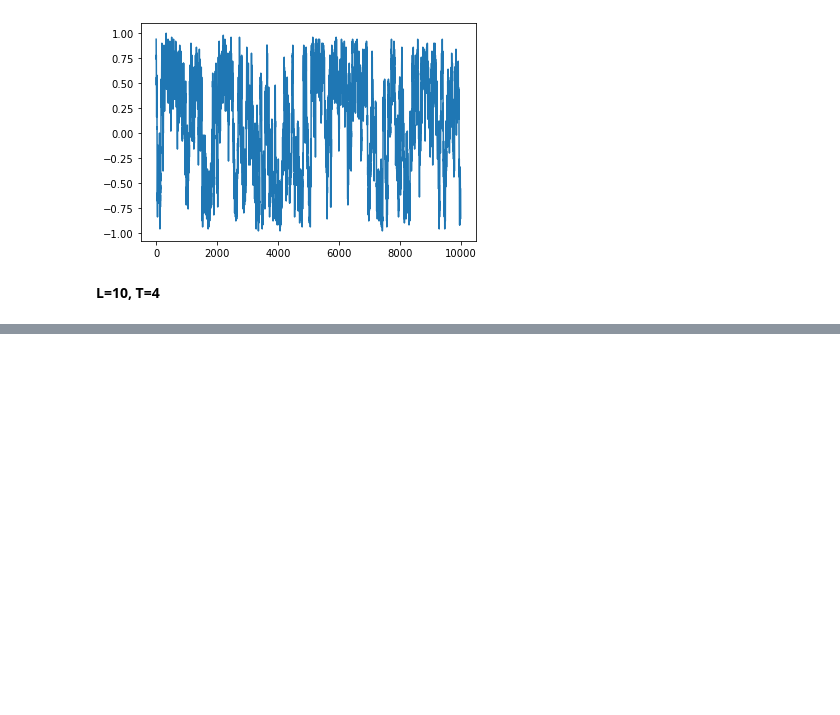
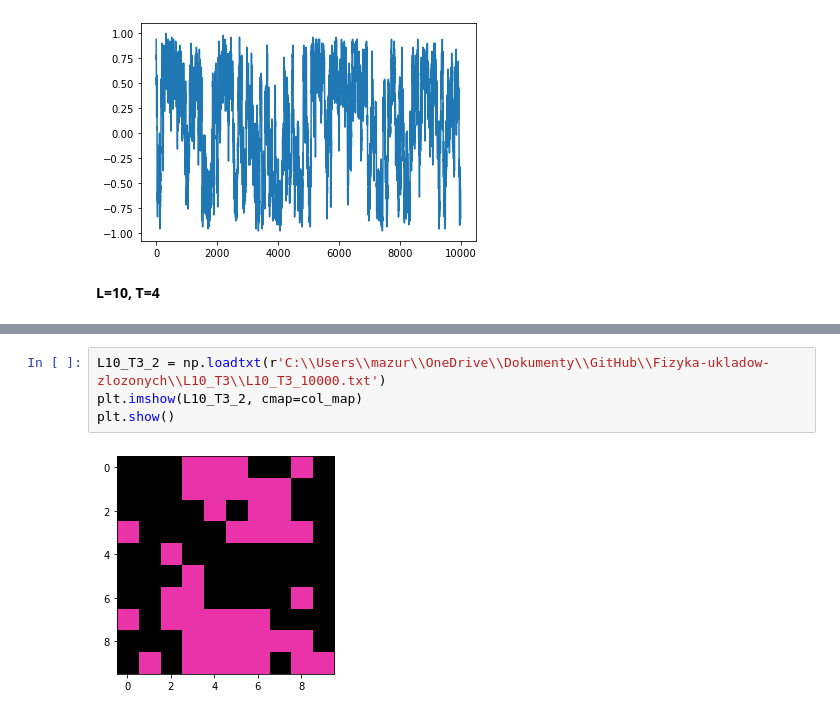
Before and after one commit to Swinkawkrawacie/Fizyka-ukladow-zlozonych, a Jupyter notebook: Generowanie_danych.ipynb, the cells around one changed output, grey strips where cells are left out. Saved outputs shown, nothing was run; the diff lists cells and outputs as text; blank space fills up the shorter version.

```diff
--- a/Generowanie_danych.ipynb
+++ b/Generowanie_danych.ipynb
@@ -125,0 +138,6 @@ list(L10_T2_m).index(1)
+# %%
+L10_T3_2 = np.loadtxt(r'C:\\Users\\mazur\\OneDrive\\Dokumenty\\GitHub\\Fizyka-ukladow-zlozonych\\L10_T3\\L10_T3_10000.txt')
+plt.imshow(L10_T3_2, cmap=col_map)
+plt.show()
+# %% [output]
+[figure, added]
```
Also changed, not shown: parts of 5 cells of this notebook, 1 other file.
